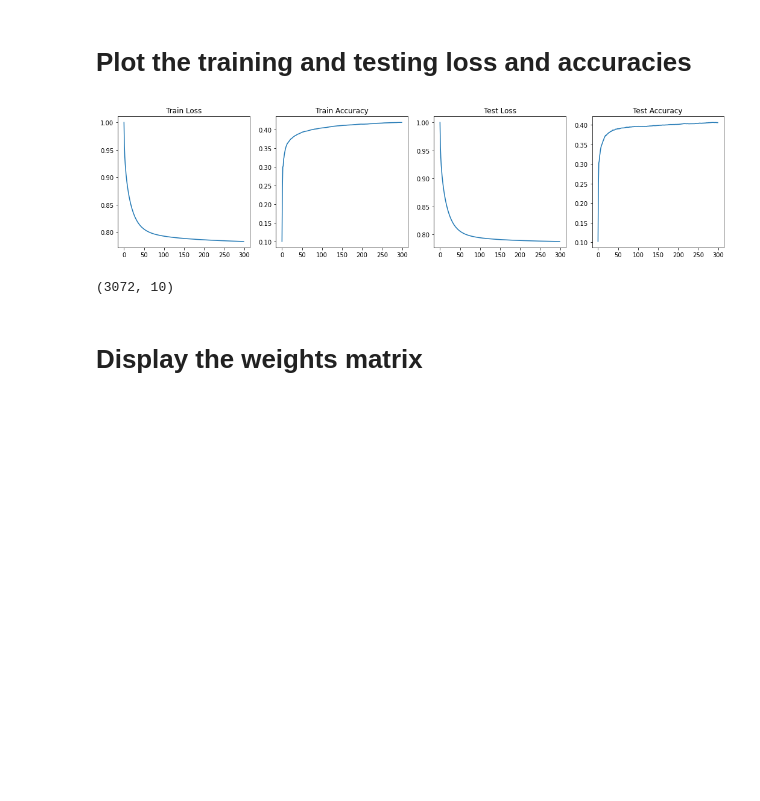
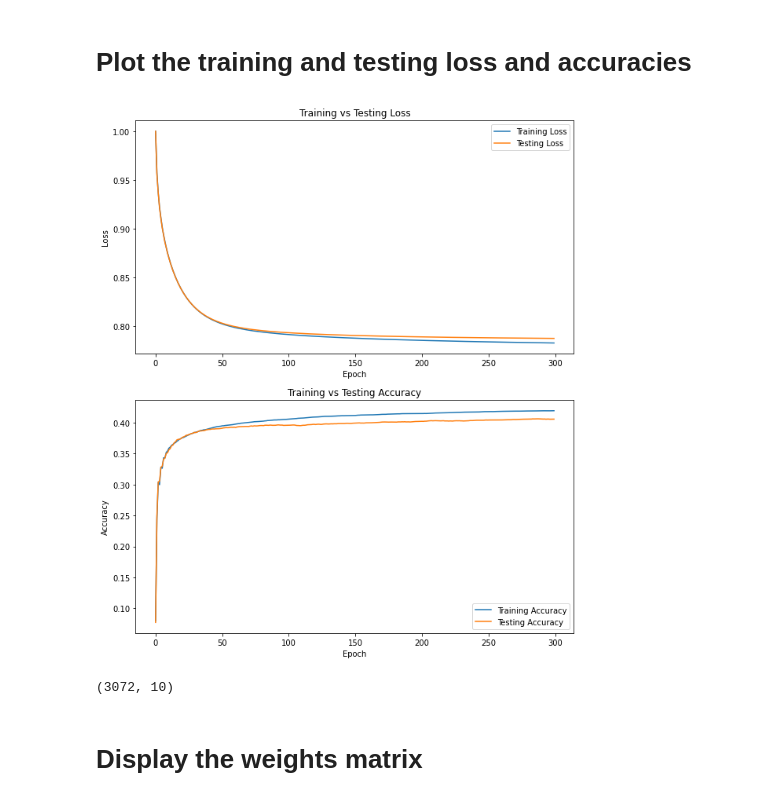
Before and after one commit to sandani98/EN2550_Ass_4, a Jupyter notebook: Part-I.ipynb, the cells around one changed output. Cells and saved outputs as stored; diff of their text form; code cells hidden in the pictures; blank space fills up the shorter version.

```diff
--- a/Part-I.ipynb
+++ b/Part-I.ipynb
@@ -39,9 +39,10 @@ print("w1:", w1.shape)
 print("b1:", b1.shape)
 batch_size = Ntr
 
+#parameters
 iterations = 300
-lr = 1.4e-2
-lr_decay= 0.999
+lr = 1.6e-2   #learning rate
+lr_decay= 0.998  #learning rate decay
 reg = 5e-6
 
 loss_history = []
@@ -59,8 +60,9 @@ for t in range(iterations):
     # Forward pass
     x = x_train[indices]
     y = y_train[indices]
-    y_pred = x.dot(w1)+b1
-    loss = 1./batch_size*np.square(y_pred-y).sum()+reg*np.sum(w1*w1)
+    y_pred = x.dot(w1)+b1  #pedicted label
+    loss = 1./batch_size*np.square(y_pred-y).sum()+reg*np.sum(w1*w1) #loss function
+    #training set accuracy
     accuracy =1/batch_size*(np.abs(np.argmax(y,axis=1)==np.argmax(y_pred,axis=1))).sum()
 
     loss_history.append(loss)
@@ -108,31 +110,27 @@ iteration 290 / 300 : loss 0.783117 : accuracy 0.419420 : test_loss 0.787731 : t
 # %% [markdown]
 # Plot the training and testing loss and accuracies
-# %%
-fig,ax = plt.subplots(1,4,figsize=(18,4))
-ax[0].plot(loss_history)
-ax[0].set_title('Train Loss')
-#ax[0].set_xticks([]),ax[0].set_yticks([])
-#ax[0].set_ylim(0.75,1.005)
-
-ax[1].plot(train_acc_history)
-ax[1].set_title('Train Accuracy')
-#ax[1].set_xticks([]),ax[1].set_yticks([])
-#ax[1].set_ylim(-0.12,0.02)
-
-
-ax[2].plot(val_loss_history)
-ax[2].set_title('Test Loss')
-#ax[1].set_xticks([]),ax[1].set_yticks([])
-#ax[1].set_ylim(-0.12,0.02)
-
-
-ax[3].plot(val_acc_history)
-ax[3].set_title('Test Accuracy')
-#ax[1].set_xticks([]),ax[1].set_yticks([])
-#ax[1].set_ylim(-0.12,0.02)
-plt.show()
-# %% [output]
-[figure, removed]
+# %%
+fig,ax = plt.subplots(2,1,figsize=(10,12))
+ax[0].plot(loss_history,label='Training Loss')
+ax[0].plot(val_loss_history,label='Testing Loss')
+ax[0].set_xlabel('Epoch')
+ax[0].set_ylabel('Loss')
+#ax[0].set_ylim([0,1])
+ax[0].set_title('Training vs Testing Loss')
+ax[0].legend(loc='upper right')
+
+ax[1].plot(train_acc_history,label='Training Accuracy')
+ax[1].plot(val_acc_history,label='Testing Accuracy')
+ax[1].set_xlabel('Epoch')
+ax[1].set_ylabel('Accuracy')
+#ax[1].set_ylim([0,1])
+ax[1].set_title('Training vs Testing Accuracy')
+ax[1].legend(loc='lower right')
+
+
+plt.show()
+# %% [output]
+[figure, added]
 # %%
 w1.shape
 # %% [output]
```
Also changed, not shown: parts of 4 cells of this notebook.
